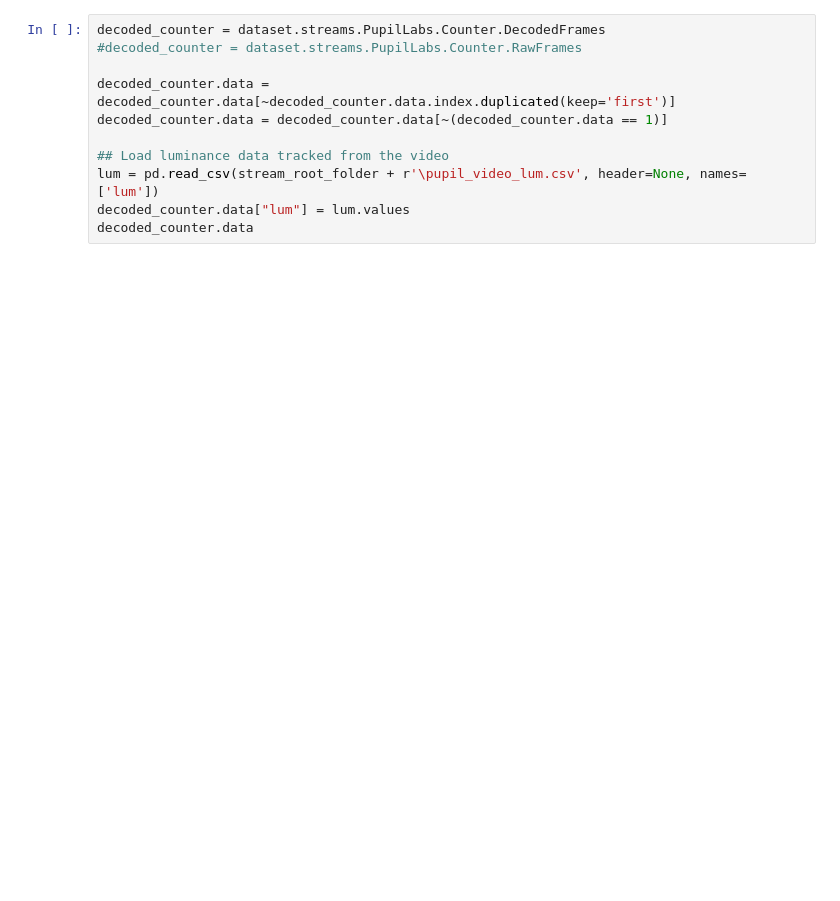
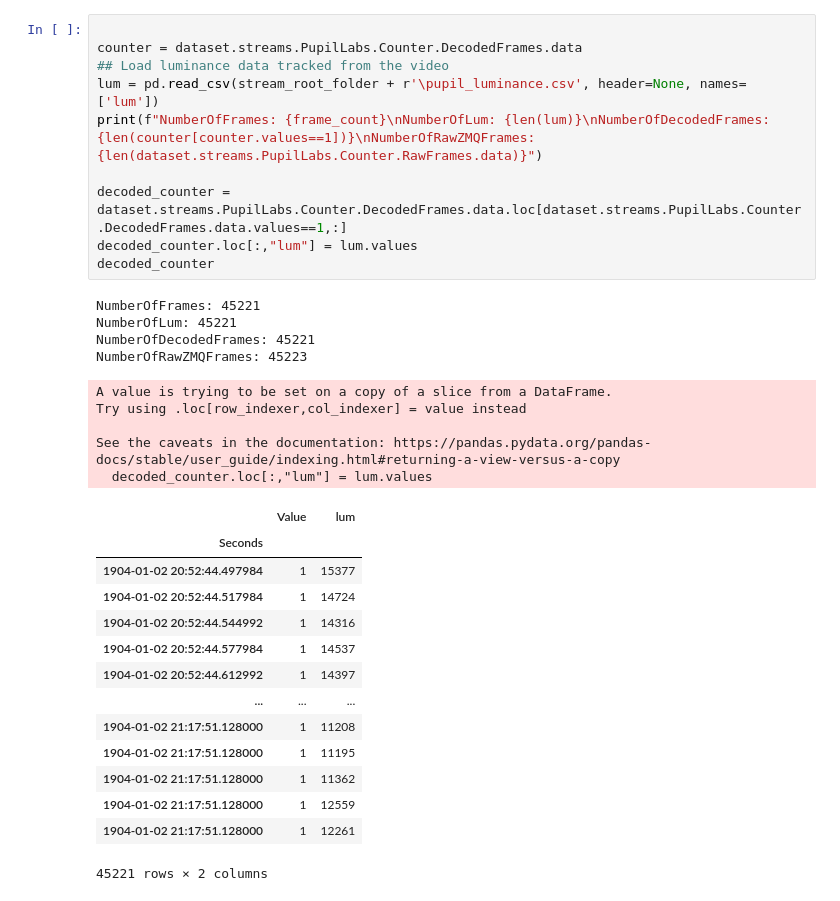
Before and after one commit to emotional-cities/notebooks, a Jupyter notebook: src/poc-v1/Benchmarks/Benchmark_PupilLabs.ipynb, the cells around one changed output. Drawn from its saved outputs; the diff is of its cells as text; blank space fills up the shorter version.

```diff
--- a/src/poc-v1/Benchmarks/Benchmark_PupilLabs.ipynb
+++ b/src/poc-v1/Benchmarks/Benchmark_PupilLabs.ipynb
@@ -42,11 +44,34 @@ print('Number of frames: ', frame_count)
 # %%
-decoded_counter = dataset.streams.PupilLabs.Counter.DecodedFrames
-#decoded_counter = dataset.streams.PupilLabs.Counter.RawFrames
 
-decoded_counter.data = decoded_counter.data[~decoded_counter.data.index.duplicated(keep='first')]
-decoded_counter.data = decoded_counter.data[~(decoded_counter.data == 1)]
+counter = dataset.streams.PupilLabs.Counter.DecodedFrames.data
+## Load luminance data tracked from the video
+lum = pd.read_csv(stream_root_folder + r'\pupil_luminance.csv', header=None, names=['lum'])
+print(f"NumberOfFrames: {frame_count}\nNumberOfLum: {len(lum)}\nNumberOfDecodedFrames: {len(counter[counter.values==1])}\nNumberOfRawZMQFrames: {len(dataset.streams.PupilLabs.Counter.RawFrames.data)}")
 
-## Load luminance data tracked from the video
-lum = pd.read_csv(stream_root_folder + r'\pupil_video_lum.csv', header=None, names=['lum'])
-decoded_counter.data["lum"] = lum.values
-decoded_counter.data
+decoded_counter = dataset.streams.PupilLabs.Counter.DecodedFrames.data.loc[dataset.streams.PupilLabs.Counter.DecodedFrames.data.values==1,:]
+decoded_counter.loc[:,"lum"] = lum.values
+decoded_counter
+# %% [output]
+NumberOfFrames: 45221
+NumberOfLum: 45221
+NumberOfDecodedFrames: 45221
+NumberOfRawZMQFrames: 45223
+A value is trying to be set on a copy of a slice from a DataFrame.
+Try using .loc[row_indexer,col_indexer] = value instead
+
+See the caveats in the documentation: https://pandas.pydata.org/pandas-docs/stable/user_guide/indexing.html#returning-a-view-versus-a-copy
+  decoded_counter.loc[:,"lum"] = lum.values
+|  | Value | lum |
+| Seconds |  |  |
+| 1904-01-02 20:52:44.497984 | 1 | 15377 |
+| 1904-01-02 20:52:44.517984 | 1 | 14724 |
+| 1904-01-02 20:52:44.544992 | 1 | 14316 |
+| 1904-01-02 20:52:44.577984 | 1 | 14537 |
+| 1904-01-02 20:52:44.612992 | 1 | 14397 |
+| ... | ... | ... |
+| 1904-01-02 21:17:51.128000 | 1 | 11208 |
+| 1904-01-02 21:17:51.128000 | 1 | 11195 |
+| 1904-01-02 21:17:51.128000 | 1 | 11362 |
+| 1904-01-02 21:17:51.128000 | 1 | 12559 |
+| 1904-01-02 21:17:51.128000 | 1 | 12261 |
+45221 rows × 2 columns
```
Also changed, not shown: parts of 7 cells of this notebook, 2 other files.
